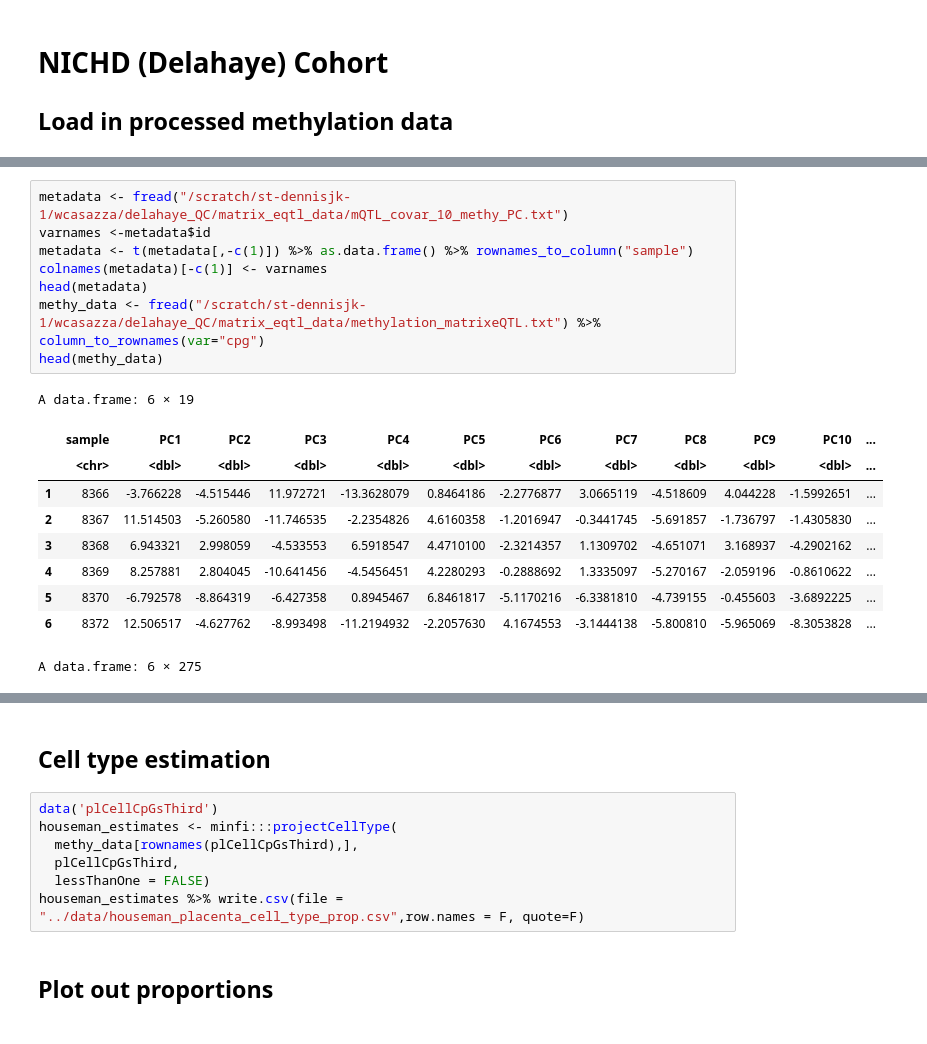
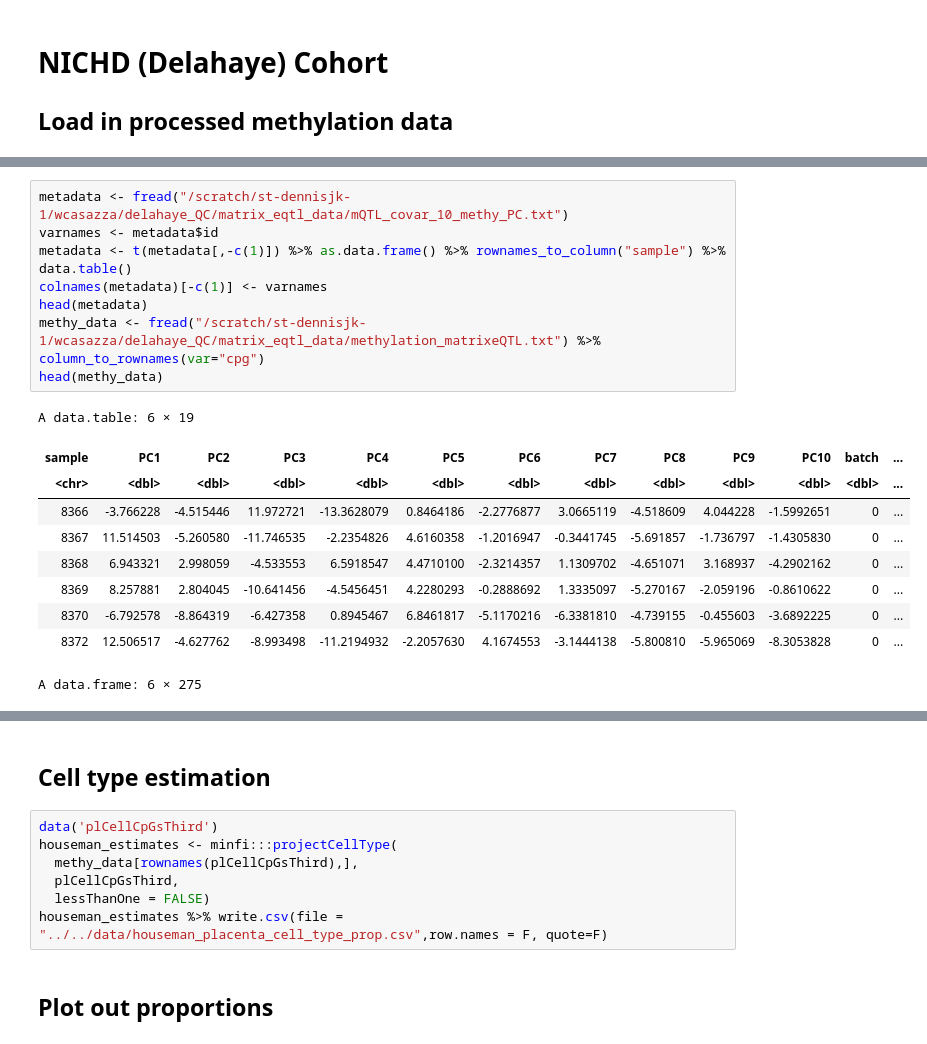
Before and after one commit to wilcas/sex_specific_mQTL, a Jupyter notebook: mQTL_analyses/excluded_analyses/cell_type_proportion.ipynb, the cells around one changed output, grey strips where cells are left out. Drawn from its saved outputs; the diff is of its cells as text.

```diff
--- a/mQTL_analyses/excluded_analyses/cell_type_proportion.ipynb
+++ b/mQTL_analyses/excluded_analyses/cell_type_proportion.ipynb
@@ -14,21 +46,21 @@ corrplot 0.90 loaded
 # %%
 metadata <- fread("/scratch/st-dennisjk-1/wcasazza/delahaye_QC/matrix_eqtl_data/mQTL_covar_10_methy_PC.txt")
-varnames <-metadata$id
-metadata <- t(metadata[,-c(1)]) %>% as.data.frame() %>% rownames_to_column("sample")
+varnames <- metadata$id
+metadata <- t(metadata[,-c(1)]) %>% as.data.frame() %>% rownames_to_column("sample") %>% data.table()
 colnames(metadata)[-c(1)] <- varnames
 head(metadata)
 methy_data <- fread("/scratch/st-dennisjk-1/wcasazza/delahaye_QC/matrix_eqtl_data/methylation_matrixeQTL.txt") %>% column_to_rownames(var="cpg")
 head(methy_data)
 # %% [output]
-A data.frame: 6 × 19
+A data.table: 6 × 19
-|  | sample | PC1 | PC2 | PC3 | PC4 | PC5 | PC6 | PC7 | PC8 | PC9 | PC10 | ... |
-|  | <chr> | <dbl> | <dbl> | <dbl> | <dbl> | <dbl> | <dbl> | <dbl> | <dbl> | <dbl> | <dbl> | ... |
-| 1 | 8366 | -3.766228 | -4.515446 | 11.972721 | -13.3628079 | 0.8464186 | -2.2776877 | 3.0665119 | -4.518609 | 4.044228 | -1.5992651 | ... |
-| 2 | 8367 | 11.514503 | -5.260580 | -11.746535 | -2.2354826 | 4.6160358 | -1.2016947 | -0.3441745 | -5.691857 | -1.736797 | -1.4305830 | ... |
-| 3 | 8368 | 6.943321 | 2.998059 | -4.533553 | 6.5918547 | 4.4710100 | -2.3214357 | 1.1309702 | -4.651071 | 3.168937 | -4.2902162 | ... |
-| 4 | 8369 | 8.257881 | 2.804045 | -10.641456 | -4.5456451 | 4.2280293 | -0.2888692 | 1.3335097 | -5.270167 | -2.059196 | -0.8610622 | ... |
-| 5 | 8370 | -6.792578 | -8.864319 | -6.427358 | 0.8945467 | 6.8461817 | -5.1170216 | -6.3381810 | -4.739155 | -0.455603 | -3.6892225 | ... |
-| 6 | 8372 | 12.506517 | -4.627762 | -8.993498 | -11.2194932 | -2.2057630 | 4.1674553 | -3.1444138 | -5.800810 | -5.965069 | -8.3053828 | ... |
+| sample | PC1 | PC2 | PC3 | PC4 | PC5 | PC6 | PC7 | PC8 | PC9 | PC10 | batch | ... |
+| <chr> | <dbl> | <dbl> | <dbl> | <dbl> | <dbl> | <dbl> | <dbl> | <dbl> | <dbl> | <dbl> | <dbl> | ... |
+| 8366 | -3.766228 | -4.515446 | 11.972721 | -13.3628079 | 0.8464186 | -2.2776877 | 3.0665119 | -4.518609 | 4.044228 | -1.5992651 | 0 | ... |
+| 8367 | 11.514503 | -5.260580 | -11.746535 | -2.2354826 | 4.6160358 | -1.2016947 | -0.3441745 | -5.691857 | -1.736797 | -1.4305830 | 0 | ... |
+| 8368 | 6.943321 | 2.998059 | -4.533553 | 6.5918547 | 4.4710100 | -2.3214357 | 1.1309702 | -4.651071 | 3.168937 | -4.2902162 | 0 | ... |
+| 8369 | 8.257881 | 2.804045 | -10.641456 | -4.5456451 | 4.2280293 | -0.2888692 | 1.3335097 | -5.270167 | -2.059196 | -0.8610622 | 0 | ... |
+| 8370 | -6.792578 | -8.864319 | -6.427358 | 0.8945467 | 6.8461817 | -5.1170216 | -6.3381810 | -4.739155 | -0.455603 | -3.6892225 | 0 | ... |
+| 8372 | 12.506517 | -4.627762 | -8.993498 | -11.2194932 | -2.2057630 | 4.1674553 | -3.1444138 | -5.800810 | -5.965069 | -8.3053828 | 0 | ... |
 A data.frame: 6 × 275
 |  | 8366 | 8367 | 8368 | 8369 | 8370 | 8372 | 8374 | 8394 | 8396 | 8399 | ⋯ | ... |
 |  | <dbl> | <dbl> | <dbl> | <dbl> | <dbl> | <dbl> | <dbl> | <dbl> | <dbl> | <dbl> | ⋯ | ... |
@@ -46,7 +78,7 @@ houseman_estimates <- minfi:::projectCellType(
   methy_data[rownames(plCellCpGsThird),],
   plCellCpGsThird,
   lessThanOne = FALSE)
-houseman_estimates %>% write.csv(file = "../data/houseman_placenta_cell_type_prop.csv",row.names = F, quote=F)
+houseman_estimates %>% write.csv(file = "../../data/houseman_placenta_cell_type_prop.csv",row.names = F, quote=F)
 # %% [markdown]
 ## Plot out proportions
 # %%
```
Also changed, not shown: parts of 13 cells of this notebook, 5 other files.
